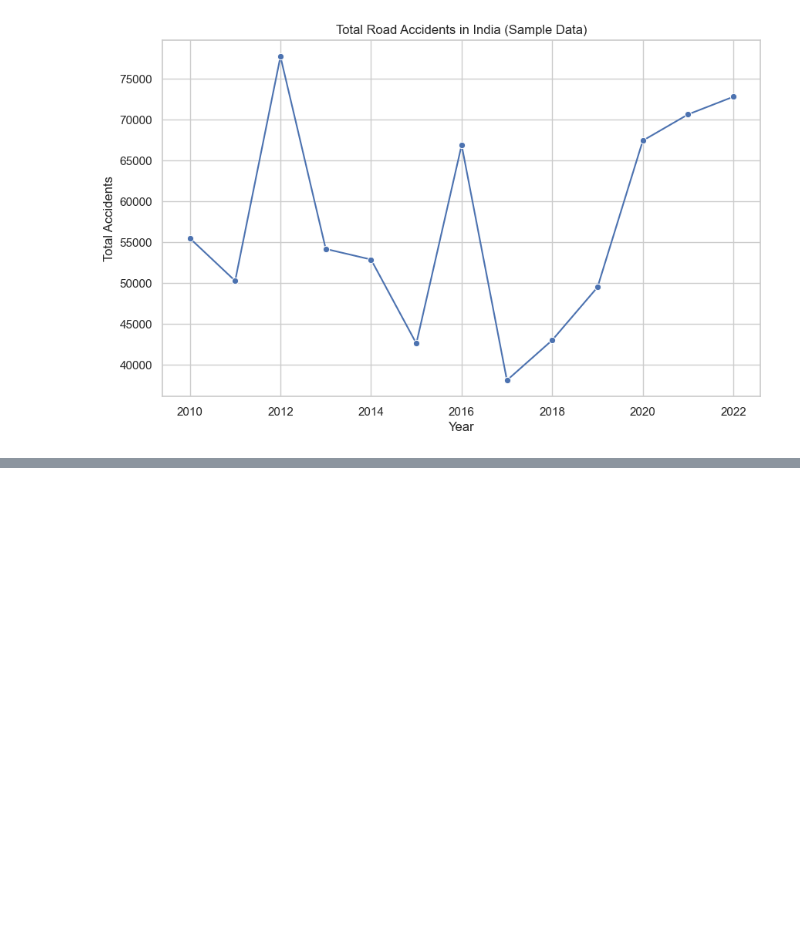
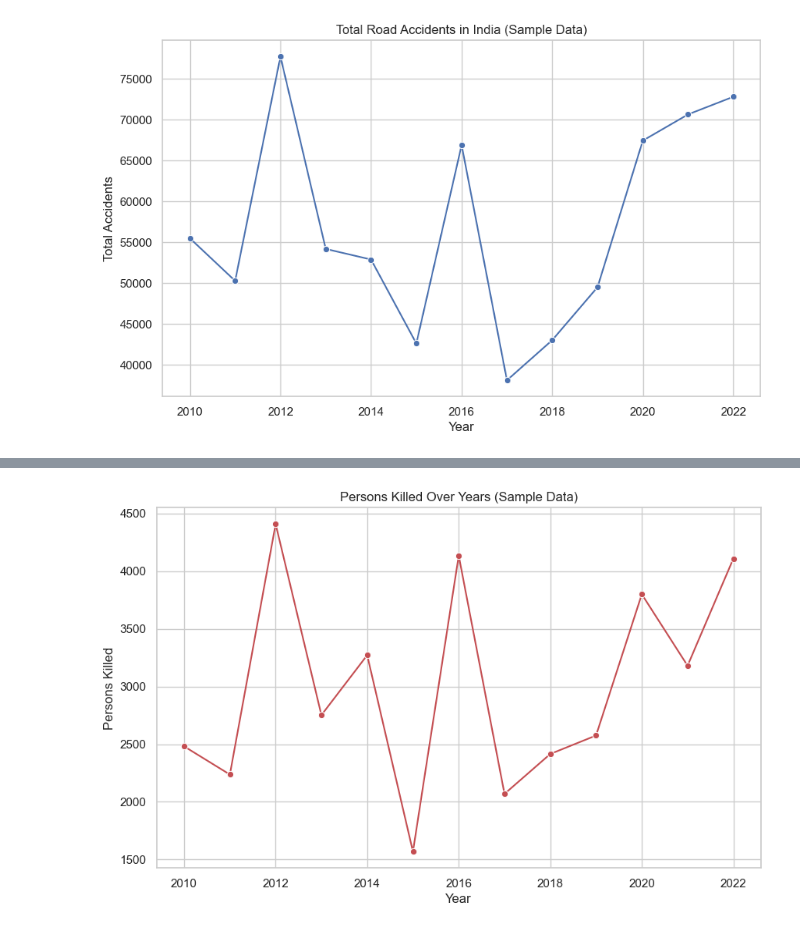
Before and after one commit to ShreyanshMishra1202/Road-Accident-Analysis, a Jupyter notebook: Untitled.ipynb, the cells around one changed output, grey strips where cells are left out. Cells and saved outputs as stored; diff of their text form; code cells hidden in the pictures; blank space fills up the shorter version.

```diff
--- a/Untitled.ipynb
+++ b/Untitled.ipynb
@@ -64,0 +74,10 @@ plt.show()
+# %%
+killed_by_year = df.groupby('Year')['Persons Killed'].sum().reset_index()
+plt.figure(figsize=(10,6))
+sns.lineplot(data=killed_by_year, x='Year', y='Persons Killed', marker='o', color='r')
+plt.title('Persons Killed Over Years (Sample Data)')
+plt.ylabel('Persons Killed')
+plt.xlabel('Year')
+plt.show()
+# %% [output]
+[figure, added]
```
Also changed, not shown: parts of 2 cells of this notebook, 1 other file.
